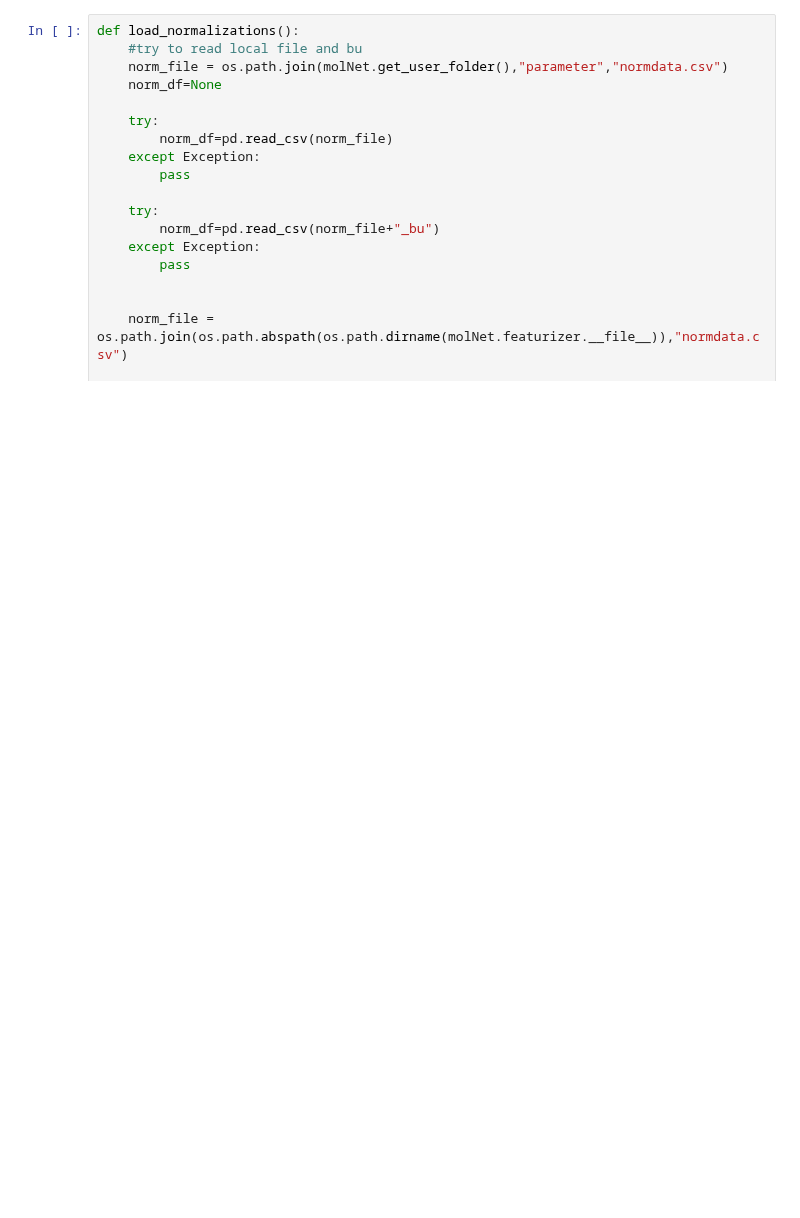
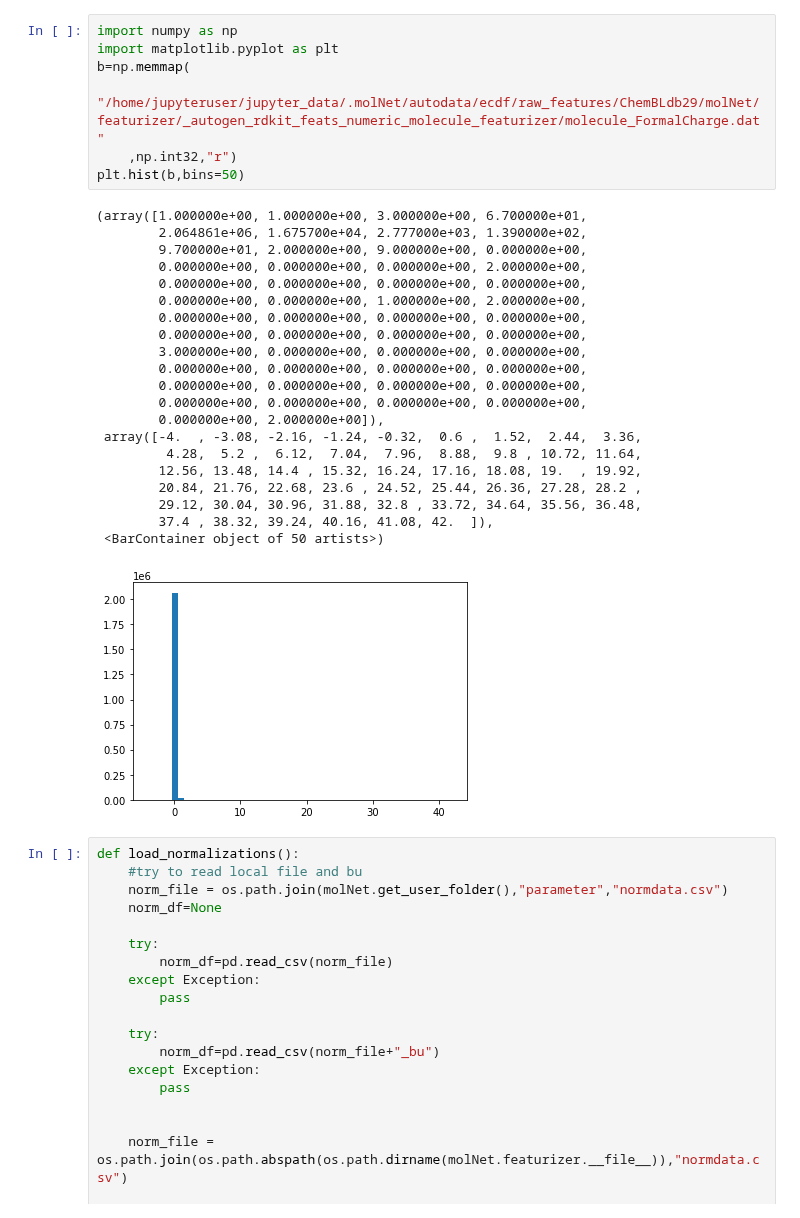
Before and after one commit to JulianKimmig/molNet, a Jupyter notebook: tools/ecdf/Untitled1.ipynb, the cells around one changed output. Saved outputs shown, nothing was run; the diff lists cells and outputs as text; blank space fills up the shorter version.

```diff
--- a/tools/ecdf/Untitled1.ipynb
+++ b/tools/ecdf/Untitled1.ipynb
@@ -28,3 +34,32 @@ molNet.featurizer.get_molecule_featurizer_info()
+# %%
+import numpy as np
+import matplotlib.pyplot as plt
+b=np.memmap(
+    "/home/jupyteruser/jupyter_data/.molNet/autodata/ecdf/raw_features/ChemBLdb29/molNet/featurizer/_autogen_rdkit_feats_numeric_molecule_featurizer/molecule_FormalCharge.dat"
+    ,np.int32,"r")
+plt.hist(b,bins=50)
+# %% [output]
+(array([1.000000e+00, 1.000000e+00, 3.000000e+00, 6.700000e+01,
+        2.064861e+06, 1.675700e+04, 2.777000e+03, 1.390000e+02,
+        9.700000e+01, 2.000000e+00, 9.000000e+00, 0.000000e+00,
+        0.000000e+00, 0.000000e+00, 0.000000e+00, 2.000000e+00,
+        0.000000e+00, 0.000000e+00, 0.000000e+00, 0.000000e+00,
+        0.000000e+00, 0.000000e+00, 1.000000e+00, 2.000000e+00,
+        0.000000e+00, 0.000000e+00, 0.000000e+00, 0.000000e+00,
+        0.000000e+00, 0.000000e+00, 0.000000e+00, 0.000000e+00,
+        3.000000e+00, 0.000000e+00, 0.000000e+00, 0.000000e+00,
+        0.000000e+00, 0.000000e+00, 0.000000e+00, 0.000000e+00,
+        0.000000e+00, 0.000000e+00, 0.000000e+00, 0.000000e+00,
+        0.000000e+00, 0.000000e+00, 0.000000e+00, 0.000000e+00,
+        0.000000e+00, 2.000000e+00]),
+ array([-4.  , -3.08, -2.16, -1.24, -0.32,  0.6 ,  1.52,  2.44,  3.36,
+         4.28,  5.2 ,  6.12,  7.04,  7.96,  8.88,  9.8 , 10.72, 11.64,
+        12.56, 13.48, 14.4 , 15.32, 16.24, 17.16, 18.08, 19.  , 19.92,
+        20.84, 21.76, 22.68, 23.6 , 24.52, 25.44, 26.36, 27.28, 28.2 ,
+        29.12, 30.04, 30.96, 31.88, 32.8 , 33.72, 34.64, 35.56, 36.48,
+        37.4 , 38.32, 39.24, 40.16, 41.08, 42.  ]),
+ <BarContainer object of 50 artists>)
+[figure, added]
 # %%
 def load_normalizations():
     #try to read local file and bu
```
Also changed, not shown: parts of 3 cells of this notebook, 1 other file.
